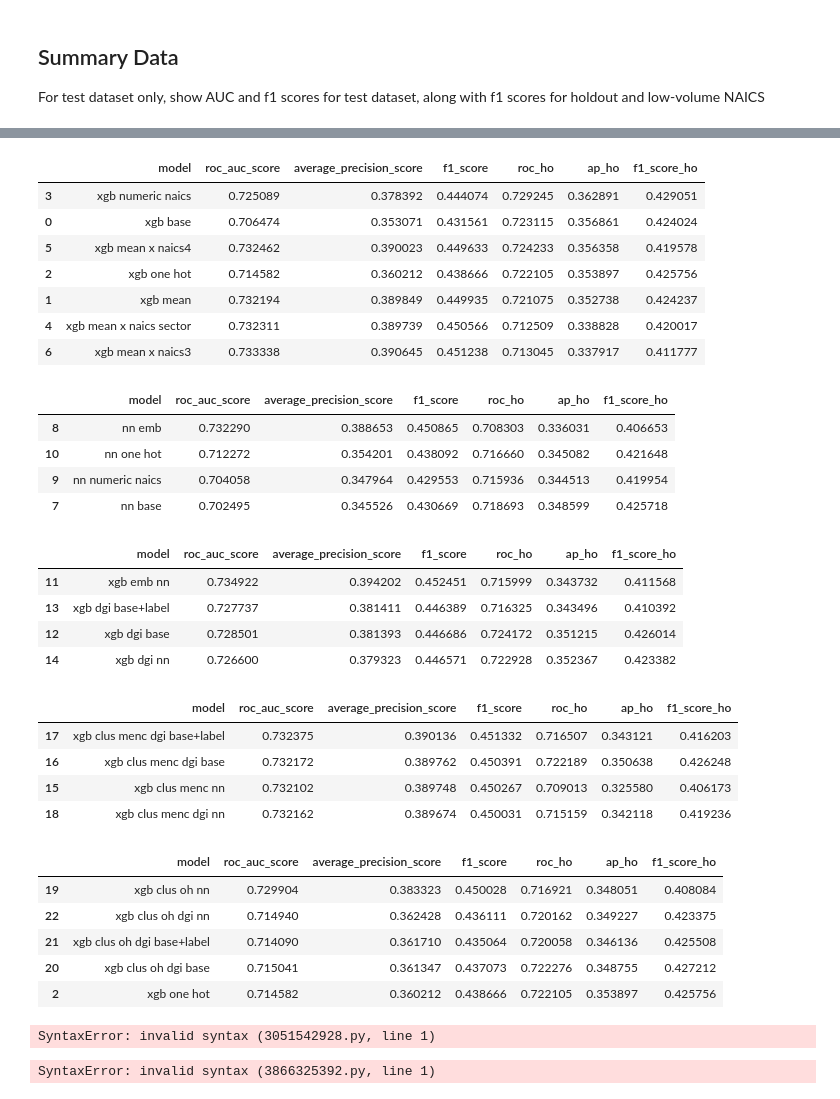
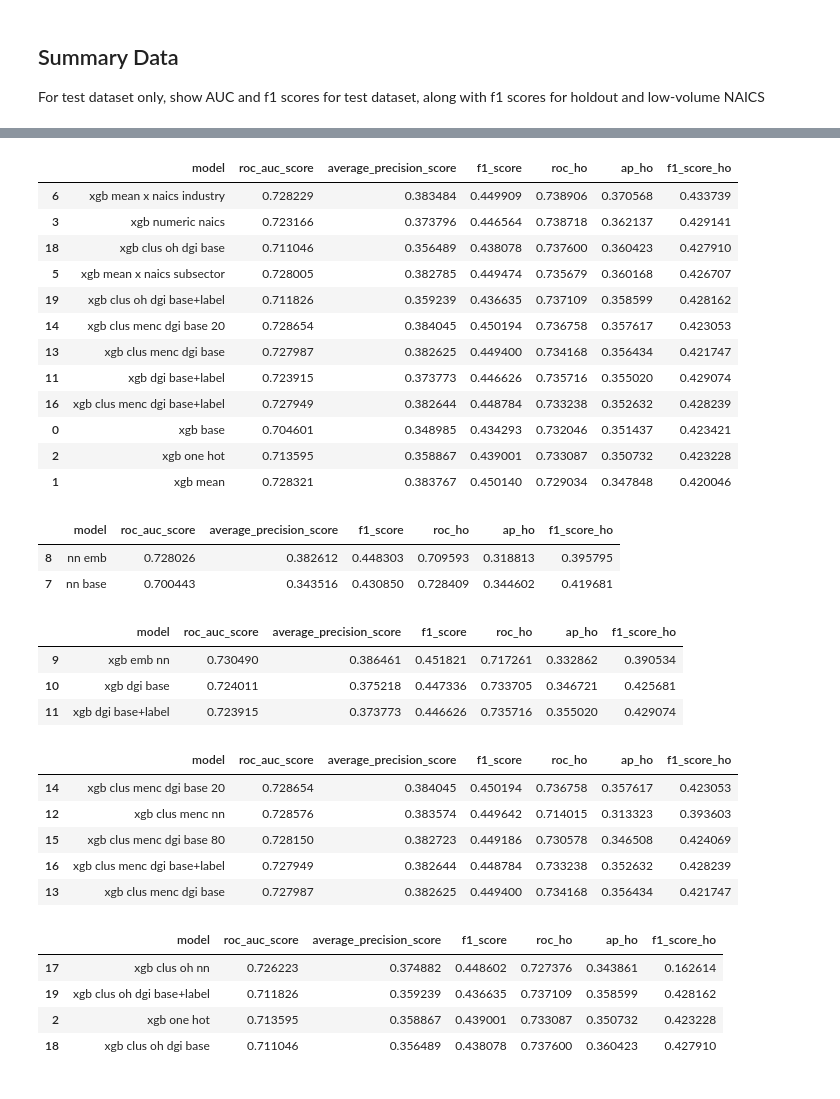
Before and after one commit to vla6/Blog_gnn_naics, a Jupyter notebook: 80_perf_summary.ipynb, the cells around one changed output, grey strips where cells are left out. Drawn from its saved outputs; the diff is of its cells as text; code cells hidden in the pictures.

```diff
--- a/80_perf_summary.ipynb
+++ b/80_perf_summary.ipynb
@@ -55,16 +55,18 @@ dict_pred_3_emb = {
 # %%
 dict_pred_4_clus_menc = {
     'xgb clus menc nn':  Path(setup.temp_path).joinpath('62_DATA_combined_predictions.parquet'),
-    'xgb clus menc dgi base':  Path(setup.temp_path).joinpath('68_DATA_combined_predictions.parquet'),
-    'xgb clus menc dgi base+label':  Path(setup.temp_path).joinpath('71_DATA_combined_predictions.parquet')
+    'xgb clus menc dgi base':  Path(setup.temp_path).joinpath('65_DATA_combined_predictions.parquet'),
+    'xgb clus menc dgi base 20':  Path(setup.temp_path).joinpath('66_DATA_combined_predictions.parquet'),
+    'xgb clus menc dgi base 80':  Path(setup.temp_path).joinpath('67_DATA_combined_predictions.parquet'),
+    'xgb clus menc dgi base+label':  Path(setup.temp_path).joinpath('72_DATA_combined_predictions.parquet')
 }
 # %% [markdown]
 ##### Clustering - One Hot Encoding
 # %%
 dict_pred_5_oh = {
     'xgb clus oh nn':  Path(setup.temp_path).joinpath('61_DATA_combined_predictions.parquet'),
-    'xgb clus oh dgi base':  Path(setup.temp_path).joinpath('67_DATA_combined_predictions.parquet'),
-    'xgb clus oh dgi base+label':  Path(setup.temp_path).joinpath('70_DATA_combined_predictions.parquet')
+    'xgb clus oh dgi base':  Path(setup.temp_path).joinpath('64_DATA_combined_predictions.parquet'),
+    'xgb clus oh dgi base+label':  Path(setup.temp_path).joinpath('71_DATA_combined_predictions.parquet')
 }
 # %% [markdown]
 ## Combine predictions
@@ -99,3 +101,5 @@ all_metrics = pd.concat([pd.read_csv(v) for k, v in dict_metrics.items()],
     .reset_index(level=0) \
     .drop(columns=['Unnamed: 0'], errors='ignore') \
     .rename(columns={'level_0':'model'})
+# %%
+all_metrics['script_num'] = all_metrics['model'].apply(lambda x: dict_metrics[x].name[0:3])
@@ -121,53 +148,54 @@ overall_stats = overall_stats.merge(holdout_stats, on='model')
 # %%
-overall_stats[overall_stats['model'].isin(dict_pred_1_xgb_basic.keys())] \
-.sort_values('ap_ho', ascending=False)
+overall_stats.sort_values('ap_ho', ascending=False).head(12)
 # %% [output]
 |  | model | roc_auc_score | average_precision_score | f1_score | roc_ho | ap_ho | f1_score_ho |
-| 3 | xgb numeric naics | 0.725089 | 0.378392 | 0.444074 | 0.729245 | 0.362891 | 0.429051 |
-| 0 | xgb base | 0.706474 | 0.353071 | 0.431561 | 0.723115 | 0.356861 | 0.424024 |
-| 5 | xgb mean x naics4 | 0.732462 | 0.390023 | 0.449633 | 0.724233 | 0.356358 | 0.419578 |
-| 2 | xgb one hot | 0.714582 | 0.360212 | 0.438666 | 0.722105 | 0.353897 | 0.425756 |
-| 1 | xgb mean | 0.732194 | 0.389849 | 0.449935 | 0.721075 | 0.352738 | 0.424237 |
-| 4 | xgb mean x naics sector | 0.732311 | 0.389739 | 0.450566 | 0.712509 | 0.338828 | 0.420017 |
-| 6 | xgb mean x naics3 | 0.733338 | 0.390645 | 0.451238 | 0.713045 | 0.337917 | 0.411777 |
+| 6 | xgb mean x naics industry | 0.728229 | 0.383484 | 0.449909 | 0.738906 | 0.370568 | 0.433739 |
+| 3 | xgb numeric naics | 0.723166 | 0.373796 | 0.446564 | 0.738718 | 0.362137 | 0.429141 |
+| 18 | xgb clus oh dgi base | 0.711046 | 0.356489 | 0.438078 | 0.737600 | 0.360423 | 0.427910 |
+| 5 | xgb mean x naics subsector | 0.728005 | 0.382785 | 0.449474 | 0.735679 | 0.360168 | 0.426707 |
+| 19 | xgb clus oh dgi base+label | 0.711826 | 0.359239 | 0.436635 | 0.737109 | 0.358599 | 0.428162 |
+| 14 | xgb clus menc dgi base 20 | 0.728654 | 0.384045 | 0.450194 | 0.736758 | 0.357617 | 0.423053 |
+| 13 | xgb clus menc dgi base | 0.727987 | 0.382625 | 0.449400 | 0.734168 | 0.356434 | 0.421747 |
+| 11 | xgb dgi base+label | 0.723915 | 0.373773 | 0.446626 | 0.735716 | 0.355020 | 0.429074 |
+| 16 | xgb clus menc dgi base+label | 0.727949 | 0.382644 | 0.448784 | 0.733238 | 0.352632 | 0.428239 |
+| 0 | xgb base | 0.704601 | 0.348985 | 0.434293 | 0.732046 | 0.351437 | 0.423421 |
+| 2 | xgb one hot | 0.713595 | 0.358867 | 0.439001 | 0.733087 | 0.350732 | 0.423228 |
+| 1 | xgb mean | 0.728321 | 0.383767 | 0.450140 | 0.729034 | 0.347848 | 0.420046 |
 # %%
 overall_stats[overall_stats['model'].isin(list(dict_pred_2_nn_basic.keys()))] \
 .sort_values('average_precision_score', ascending=False)
 # %% [output]
 |  | model | roc_auc_score | average_precision_score | f1_score | roc_ho | ap_ho | f1_score_ho |
-| 8 | nn emb | 0.732290 | 0.388653 | 0.450865 | 0.708303 | 0.336031 | 0.406653 |
-| 10 | nn one hot | 0.712272 | 0.354201 | 0.438092 | 0.716660 | 0.345082 | 0.421648 |
-| 9 | nn numeric naics | 0.704058 | 0.347964 | 0.429553 | 0.715936 | 0.344513 | 0.419954 |
-| 7 | nn base | 0.702495 | 0.345526 | 0.430669 | 0.718693 | 0.348599 | 0.425718 |
+| 8 | nn emb | 0.728026 | 0.382612 | 0.448303 | 0.709593 | 0.318813 | 0.395795 |
+| 7 | nn base | 0.700443 | 0.343516 | 0.430850 | 0.728409 | 0.344602 | 0.419681 |
 # %%
-overall_stats[overall_stats['model'].isin(list(dict_pred_3_emb.keys())] \
+overall_stats[overall_stats['model'].isin(list(dict_pred_3_emb.keys()))] \
 .sort_values('average_precision_score', ascending=False)
 # %% [output]
 |  | model | roc_auc_score | average_precision_score | f1_score | roc_ho | ap_ho | f1_score_ho |
-| 11 | xgb emb nn | 0.734922 | 0.394202 | 0.452451 | 0.715999 | 0.343732 | 0.411568 |
-| 13 | xgb dgi base+label | 0.727737 | 0.381411 | 0.446389 | 0.716325 | 0.343496 | 0.410392 |
-| 12 | xgb dgi base | 0.728501 | 0.381393 | 0.446686 | 0.724172 | 0.351215 | 0.426014 |
-| 14 | xgb dgi nn | 0.726600 | 0.379323 | 0.446571 | 0.722928 | 0.352367 | 0.423382 |
+| 9 | xgb emb nn | 0.730490 | 0.386461 | 0.451821 | 0.717261 | 0.332862 | 0.390534 |
+| 10 | xgb dgi base | 0.724011 | 0.375218 | 0.447336 | 0.733705 | 0.346721 | 0.425681 |
+| 11 | xgb dgi base+label | 0.723915 | 0.373773 | 0.446626 | 0.735716 | 0.355020 | 0.429074 |
 # %%
 overall_stats[overall_stats['model'].isin(dict_pred_4_clus_menc.keys())] \
     .sort_values('average_precision_score', ascending=False)
 # %% [output]
 |  | model | roc_auc_score | average_precision_score | f1_score | roc_ho | ap_ho | f1_score_ho |
-| 17 | xgb clus menc dgi base+label | 0.732375 | 0.390136 | 0.451332 | 0.716507 | 0.343121 | 0.416203 |
-| 16 | xgb clus menc dgi base | 0.732172 | 0.389762 | 0.450391 | 0.722189 | 0.350638 | 0.426248 |
-| 15 | xgb clus menc nn | 0.732102 | 0.389748 | 0.450267 | 0.709013 | 0.325580 | 0.406173 |
-| 18 | xgb clus menc dgi nn | 0.732162 | 0.389674 | 0.450031 | 0.715159 | 0.342118 | 0.419236 |
+| 14 | xgb clus menc dgi base 20 | 0.728654 | 0.384045 | 0.450194 | 0.736758 | 0.357617 | 0.423053 |
+| 12 | xgb clus menc nn | 0.728576 | 0.383574 | 0.449642 | 0.714015 | 0.313323 | 0.393603 |
+| 15 | xgb clus menc dgi base 80 | 0.728150 | 0.382723 | 0.449186 | 0.730578 | 0.346508 | 0.424069 |
+| 16 | xgb clus menc dgi base+label | 0.727949 | 0.382644 | 0.448784 | 0.733238 | 0.352632 | 0.428239 |
+| 13 | xgb clus menc dgi base | 0.727987 | 0.382625 | 0.449400 | 0.734168 | 0.356434 | 0.421747 |
 # %%
 overall_stats[overall_stats['model'].isin(list(dict_pred_5_oh.keys()) + \
                                           ['xgb one hot'])] \
     .sort_values('average_precision_score', ascending=False)
 # %% [output]
 |  | model | roc_auc_score | average_precision_score | f1_score | roc_ho | ap_ho | f1_score_ho |
-| 19 | xgb clus oh nn | 0.729904 | 0.383323 | 0.450028 | 0.716921 | 0.348051 | 0.408084 |
-| 22 | xgb clus oh dgi nn | 0.714940 | 0.362428 | 0.436111 | 0.720162 | 0.349227 | 0.423375 |
-| 21 | xgb clus oh dgi base+label | 0.714090 | 0.361710 | 0.435064 | 0.720058 | 0.346136 | 0.425508 |
-| 20 | xgb clus oh dgi base | 0.715041 | 0.361347 | 0.437073 | 0.722276 | 0.348755 | 0.427212 |
-| 2 | xgb one hot | 0.714582 | 0.360212 | 0.438666 | 0.722105 | 0.353897 | 0.425756 |
+| 17 | xgb clus oh nn | 0.726223 | 0.374882 | 0.448602 | 0.727376 | 0.343861 | 0.162614 |
+| 19 | xgb clus oh dgi base+label | 0.711826 | 0.359239 | 0.436635 | 0.737109 | 0.358599 | 0.428162 |
+| 2 | xgb one hot | 0.713595 | 0.358867 | 0.439001 | 0.733087 | 0.350732 | 0.423228 |
+| 18 | xgb clus oh dgi base | 0.711046 | 0.356489 | 0.438078 | 0.737600 | 0.360423 | 0.427910 |
 # %%
 overall_stats.to_csv(Path(setup.temp_path).joinpath('80_REPORT_summary_stats.csv'),
                     index=False)
@@ -175,15 +203,3 @@ overall_stats.to_csv(Path(setup.temp_path).joinpath('80_REPORT_summary_stats.csv
 TO DO
 ANOVA
 Cross-silhouette scores
-Further prune code
-DONE Bernoulli error https://en.wikipedia.org/wiki/Binomial_proportion_confidence_interval
-recolor DGI embeddings (meanc)
-DGI emb ples meanc same w nn
-# %% [output]
-SyntaxError: invalid syntax (3051542928.py, line 1)
-# %%
-Consider making hierarchical clusters - factors of 2 - for mean encoding DGI
-67 -> 64 etc
-Do the hiearchical blending from 3 levels
-# %% [output]
-SyntaxError: invalid syntax (3866325392.py, line 1)
```
Also changed, not shown: parts of 8 cells of this notebook, 11 other files.
